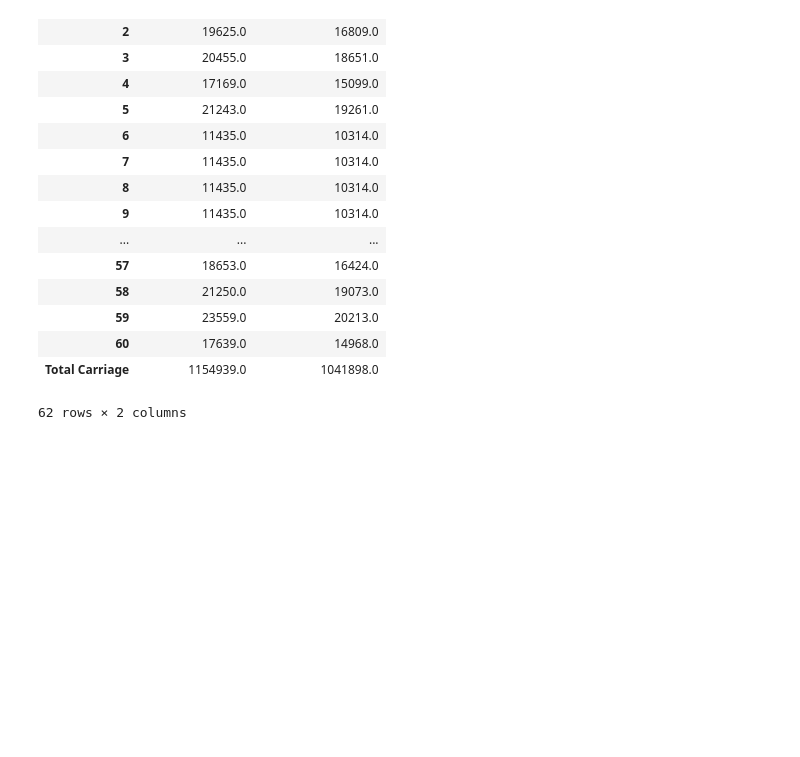
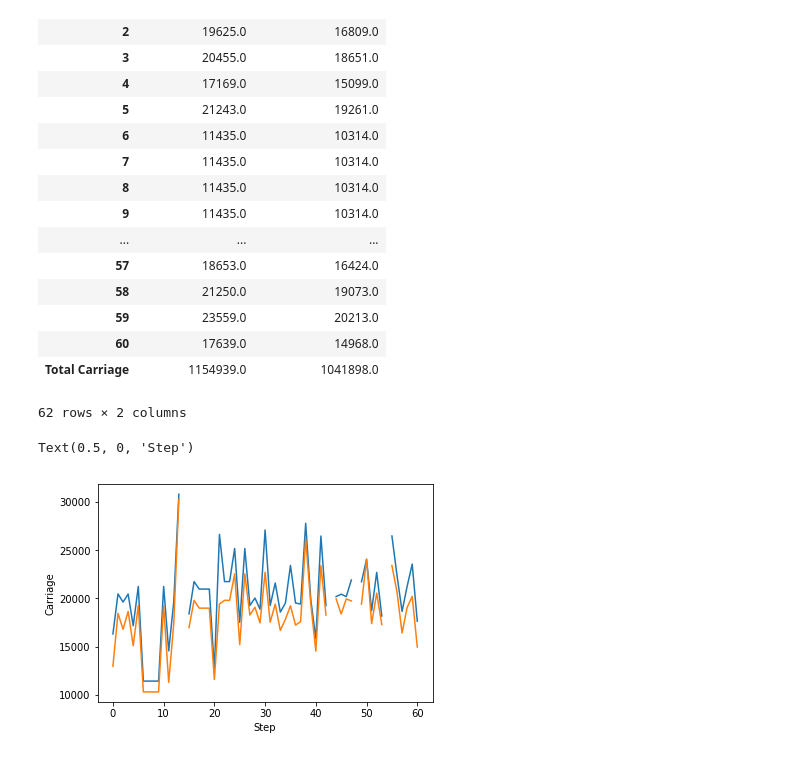
Before and after one commit to blue168sky/python-work, a Jupyter notebook: Relocation fix.ipynb, the cells around one changed output. Cells and saved outputs as stored; diff of their text form; code cells hidden in the pictures; blank space fills up the shorter version.

Commit message:
add graph

```diff
--- a/Relocation fix.ipynb
+++ b/Relocation fix.ipynb
@@ -313,3 +314,10 @@ pd.concat([Carriage1,Carriage],axis = 1)
 | 60 | 17639.0 | 14968.0 |
 | Total Carriage | 1154939.0 | 1041898.0 |
 62 rows × 2 columns
+# %%
+plt.plot(range(61),Carriage1[:-1],range(61),Carriage[:-1])
+plt.ylabel('Carriage')
+plt.xlabel('Step')
+# %% [output]
+Text(0.5, 0, 'Step')
+[figure, added]
```
Also changed, not shown: parts of 1 cell of this notebook.
